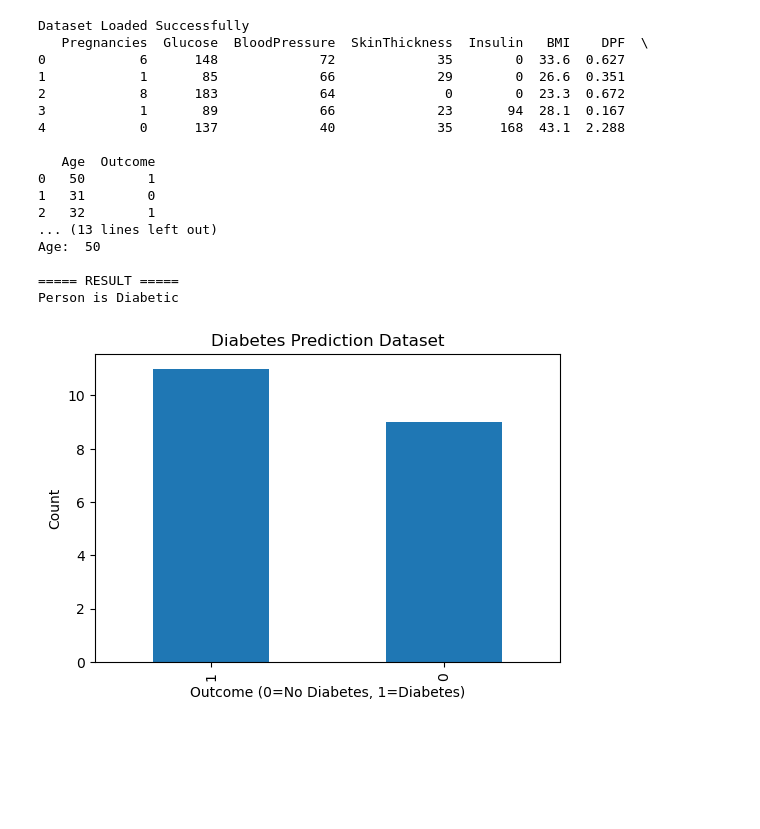
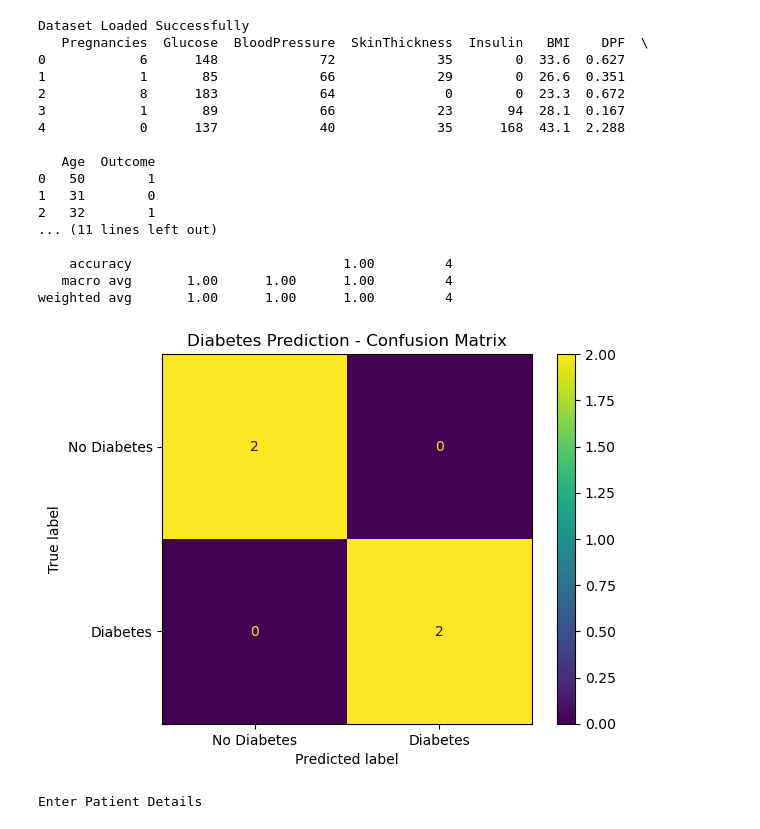
Before and after one commit to Arya-gunji/python-with-data-scenice, a Jupyter notebook: Diabetes_Prediction_ML.ipynb, the cells around one changed output. Cells and saved outputs as stored; diff of their text form; code cells hidden in the pictures; blank space fills up the shorter version.

Commit message:
Update diabetes prediction model evaluation

```diff
--- a/Diabetes_Prediction_ML.ipynb
+++ b/Diabetes_Prediction_ML.ipynb
@@ -39,9 +39,37 @@ model = LogisticRegression(max_iter=1000)
 model.fit(X_train, y_train)
 
 # Test Accuracy
+
+# Model Evaluation
+from sklearn.metrics import (
+    accuracy_score,
+    confusion_matrix,
+    classification_report,
+    ConfusionMatrixDisplay
+)
+
 y_pred = model.predict(X_test)
 
-print("\nAccuracy:", round(accuracy_score(y_test, y_pred)*100, 2), "%")
+print("Model Evaluation Results")
+print("-" * 30)
+
+print("Accuracy:", round(accuracy_score(y_test, y_pred) * 100, 2), "%")
+
+print("\nClassification Report:")
+print(classification_report(y_test, y_pred, zero_division=0))
+
+# Confusion Matrix
+cm = confusion_matrix(y_test, y_pred, labels=[0, 1])
+
+display = ConfusionMatrixDisplay(
+    confusion_matrix=cm,
+    display_labels=["No Diabetes", "Diabetes"]
+)
+
+display.plot()
+plt.title("Diabetes Prediction - Confusion Matrix")
+plt.show()
+
 
 # User Input
 print("\nEnter Patient Details")
@@ -69,35 +97,36 @@ new_patient = pd.DataFrame({
 prediction = model.predict(new_patient)
 
 print("\n===== RESULT =====")
 
 if prediction[0] == 1:
     print("Person is Diabetic")
 else:
     print("Person is Not Diabetic")
 
 # Graph
 plt.figure(figsize=(6,4))
 df['Outcome'].value_counts().plot(kind='bar')
 plt.title("Diabetes Prediction Dataset")
 plt.xlabel("Outcome (0=No Diabetes, 1=Diabetes)")
 plt.ylabel("Count")
 plt.show()
 # %% [output]
 Dataset Loaded Successfully
    Pregnancies  Glucose  BloodPressure  SkinThickness  Insulin   BMI    DPF  \
 0            6      148             72             35        0  33.6  0.627
 1            1       85             66             29        0  26.6  0.351
 2            8      183             64              0        0  23.3  0.672
 3            1       89             66             23       94  28.1  0.167
 4            0      137             40             35      168  43.1  2.288
 
    Age  Outcome
 0   50        1
 1   31        0
 2   32        1
-... (13 lines left out)
-Age:  50
+... (11 lines left out)
 
-===== RESULT =====
-Person is Diabetic
+    accuracy                           1.00         4
+   macro avg       1.00      1.00      1.00         4
+weighted avg       1.00      1.00      1.00         4
-[figure, old version]
+[figure, new version]
+Enter Patient Details
```
